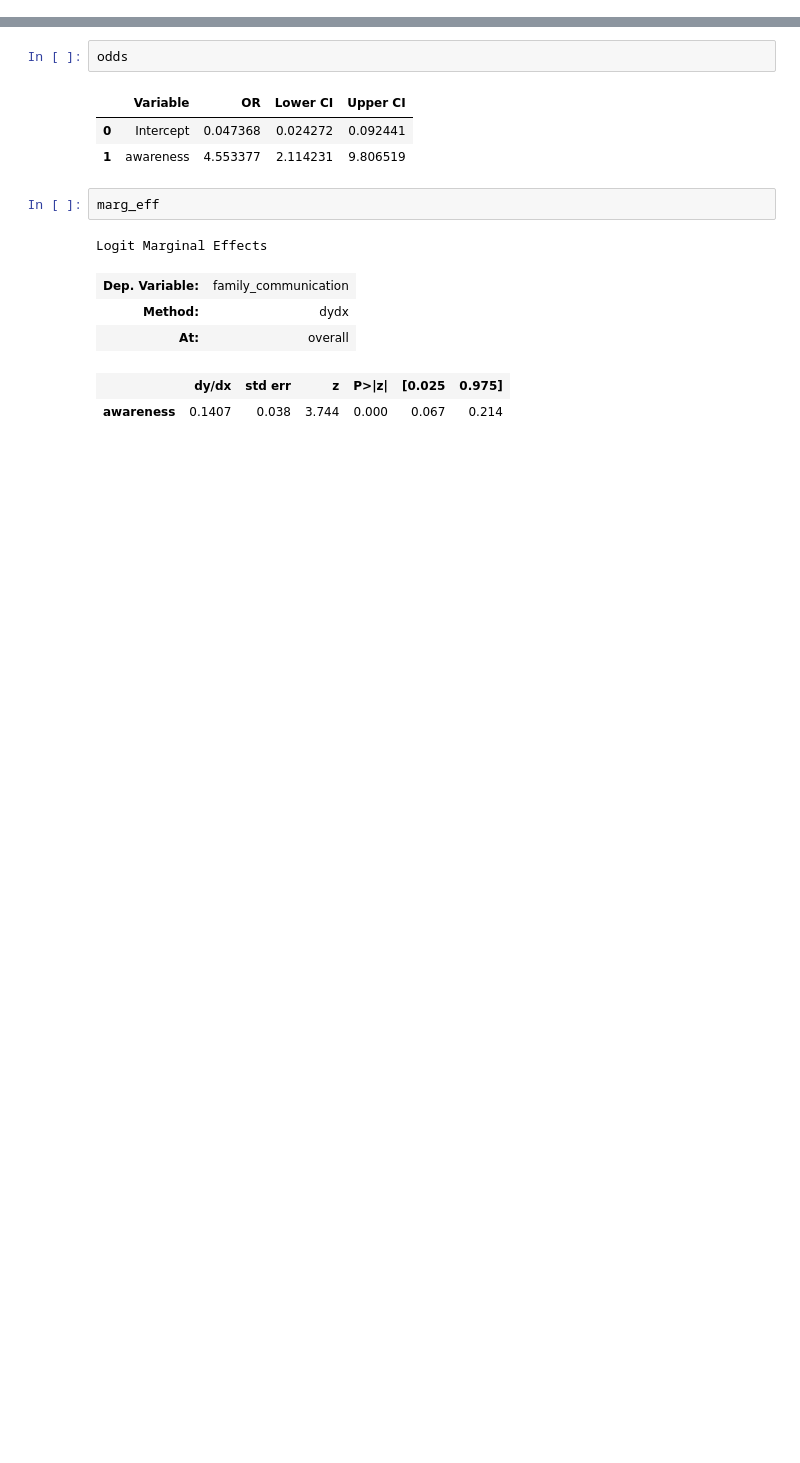
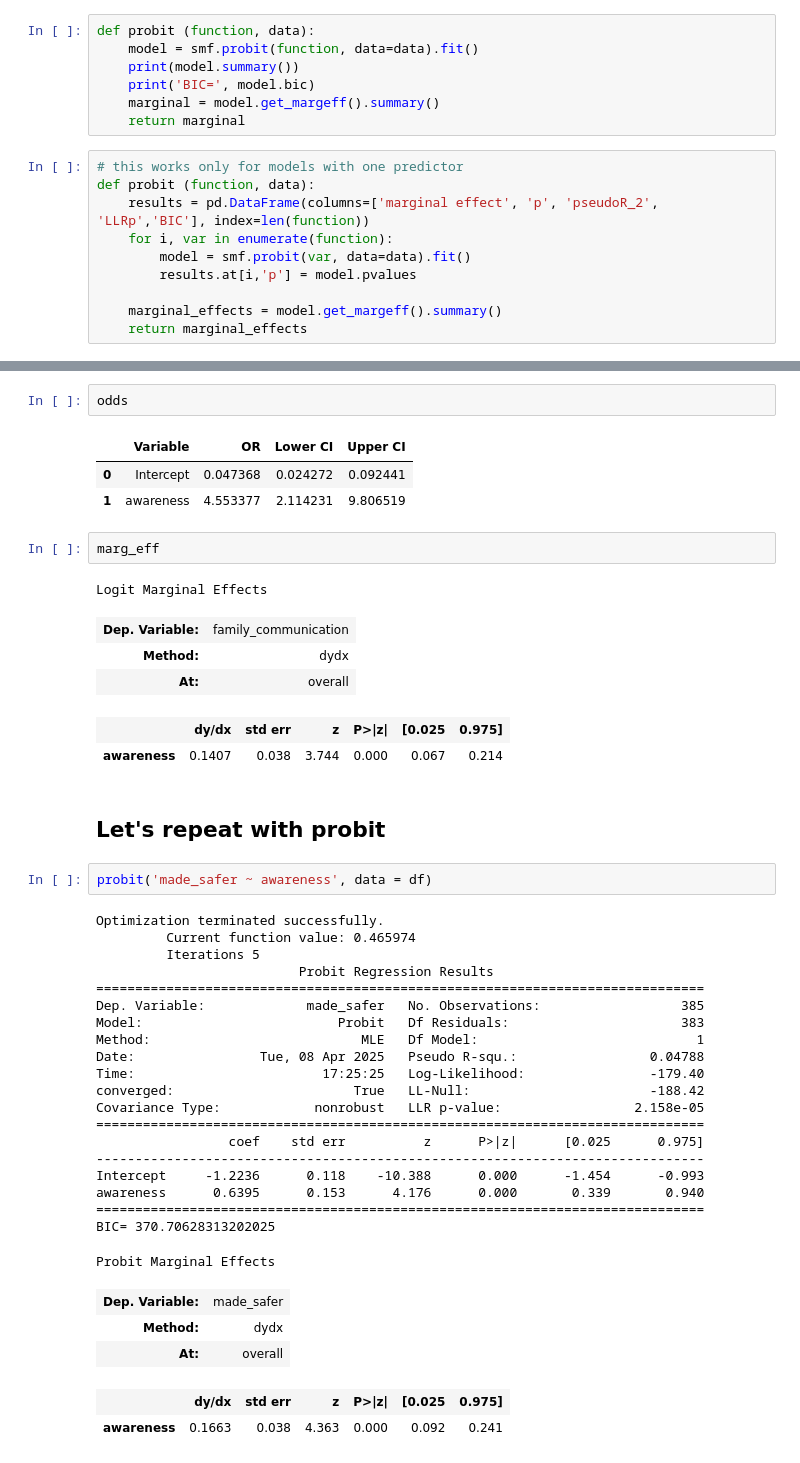
Before and after one commit to phillippmueller/flood_adaptation_behavior, a Jupyter notebook: analysis/awareness_k.ipynb, the cells around one changed output, grey strips where cells are left out. Saved outputs shown, nothing was run; the diff lists cells and outputs as text; blank space fills up the shorter version.

```diff
--- a/analysis/awareness_k.ipynb
+++ b/analysis/awareness_k.ipynb
@@ -80,6 +80,23 @@ def model (function, data):
     marginal_effects = model.get_margeff().summary()
 
     return odds_ratios, marginal_effects
+# %%
+def probit (function, data):
+    model = smf.probit(function, data=data).fit()
+    print(model.summary())
+    print('BIC=', model.bic)
+    marginal = model.get_margeff().summary()
+    return marginal
+# %%
+# this works only for models with one predictor
+def probit (function, data):
+    results = pd.DataFrame(columns=['marginal effect', 'p', 'pseudoR_2', 'LLRp','BIC'], index=len(function))
+    for i, var in enumerate(function):
+        model = smf.probit(var, data=data).fit()
+        results.at[i,'p'] = model.pvalues
+
+    marginal_effects = model.get_margeff().summary()
+    return marginal_effects
 # %%
 odds, marg_eff = model('made_safer ~ awareness', data=df)
 # %% [output]
@@ -395,3 +412,33 @@ Logit Marginal Effects
 | At: | overall |
 |  | dy/dx | std err | z | P>|z| | [0.025 | 0.975] |
 | awareness | 0.1407 | 0.038 | 3.744 | 0.000 | 0.067 | 0.214 |
+# %% [markdown]
+## Let's repeat with probit
+# %%
+probit('made_safer ~ awareness', data = df)
+# %% [output]
+Optimization terminated successfully.
+         Current function value: 0.465974
+         Iterations 5
+                          Probit Regression Results
+==============================================================================
+Dep. Variable:             made_safer   No. Observations:                  385
+Model:                         Probit   Df Residuals:                      383
+Method:                           MLE   Df Model:                            1
+Date:                Tue, 08 Apr 2025   Pseudo R-squ.:                 0.04788
+Time:                        17:25:25   Log-Likelihood:                -179.40
+converged:                       True   LL-Null:                       -188.42
+Covariance Type:            nonrobust   LLR p-value:                 2.158e-05
+==============================================================================
+                 coef    std err          z      P>|z|      [0.025      0.975]
+------------------------------------------------------------------------------
+Intercept     -1.2236      0.118    -10.388      0.000      -1.454      -0.993
+awareness      0.6395      0.153      4.176      0.000       0.339       0.940
+==============================================================================
+BIC= 370.70628313202025
+Probit Marginal Effects
+| Dep. Variable: | made_safer |
+| Method: | dydx |
+| At: | overall |
+|  | dy/dx | std err | z | P>|z| | [0.025 | 0.975] |
+| awareness | 0.1663 | 0.038 | 4.363 | 0.000 | 0.092 | 0.241 |
```
Also changed, not shown: parts of 8 cells of this notebook.
